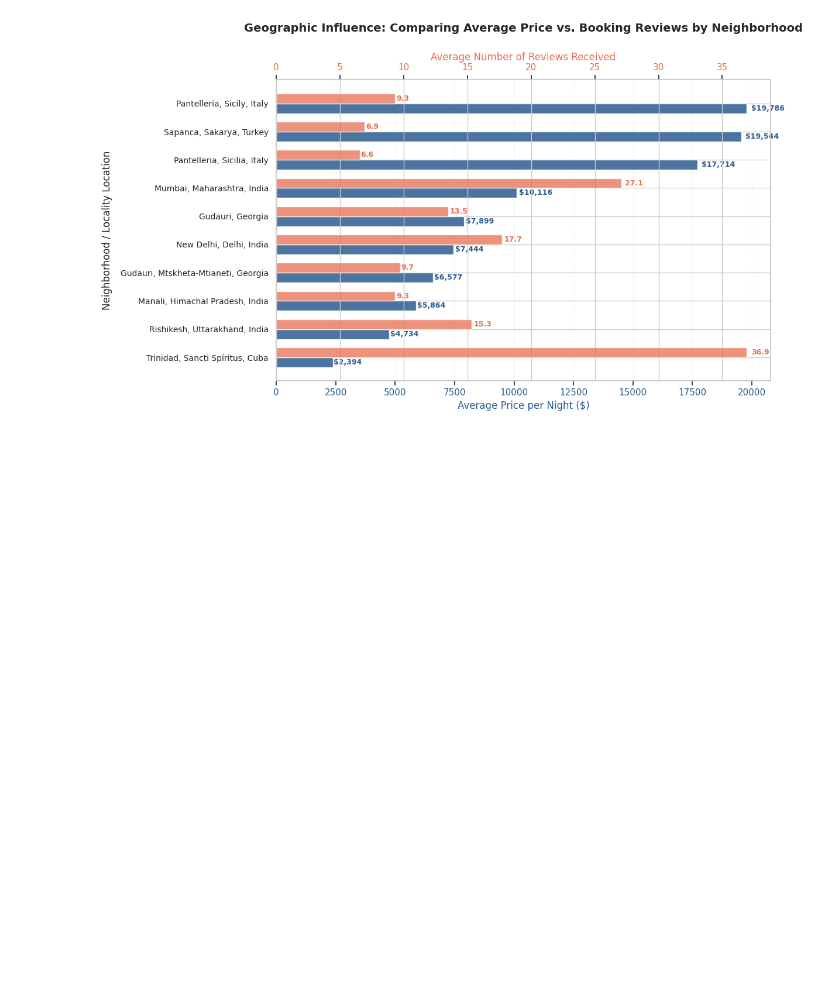
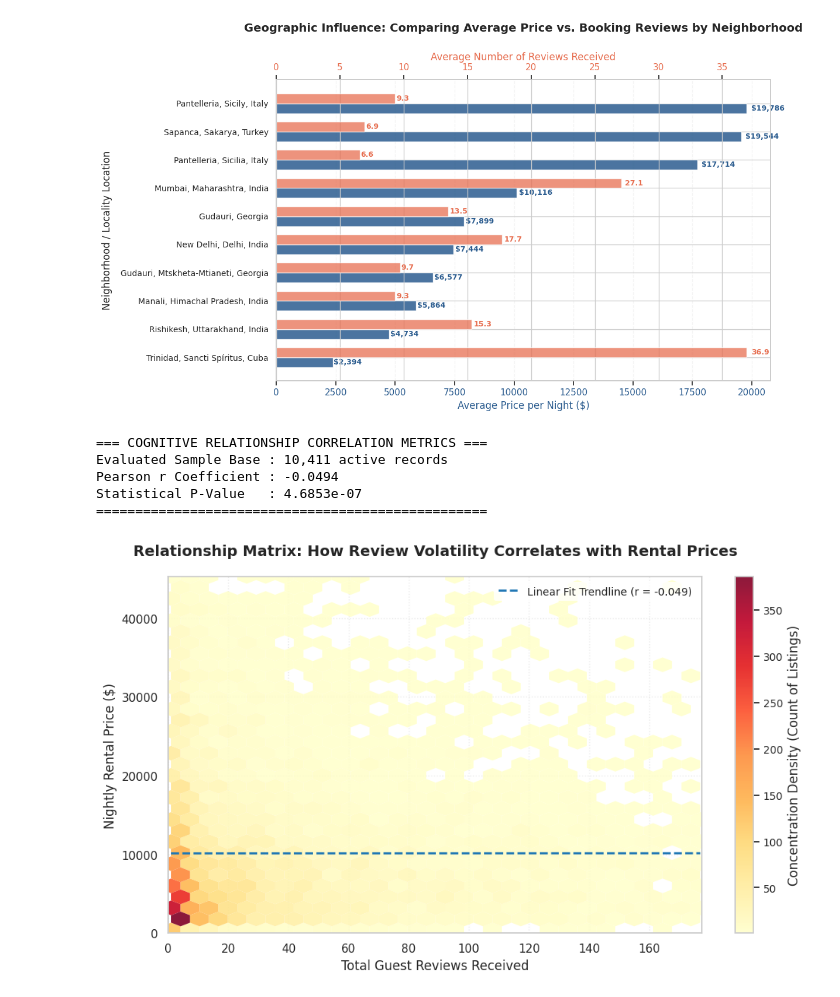
Before and after one commit to MohMost87/The-Airbnb-Listings-Analysis, a Jupyter notebook: The_Airbnb_Listings_Analysis.ipynb, the cells around one changed output. Drawn from its saved outputs; the diff is of its cells as text; code cells hidden in the pictures; blank space fills up the shorter version.

```diff
--- a/The_Airbnb_Listings_Analysis.ipynb
+++ b/The_Airbnb_Listings_Analysis.ipynb
@@ -856,3 +856,73 @@ Sub-dataframe Shape: (10, 3)
 -> Pantelleria, Sicily, Italy   | Avg Price: $19,785.61 | Avg Reviews: 9.3
 =========================================================================
 [figure]
+# %%
+import numpy as np
+import pandas as pd
+import matplotlib.pyplot as plt
+from scipy import stats
+
+# ===================================================================================
+# Question: How do reviews affect rental prices?
+# ===================================================================================
+
+# 1. Clean the necessary target vectors to ensure numeric matrix operations
+df['price'] = pd.to_numeric(df['price'], errors='coerce').fillna(0)
+df['reviews'] = pd.to_numeric(df['reviews'], errors='coerce').fillna(0)
+
+# Filter for listings that are actively operating in the marketplace ecosystem
+active_listings = df[(df['price'] > 0) & (df['reviews'] > 0)].copy()
+
+# Filter extreme luxury outlier pricing caps to ensure a clean visual zoom window
+price_cap = np.percentile(active_listings['price'], 95)
+review_cap = np.percentile(active_listings['reviews'], 95)
+plot_data = active_listings[(active_listings['price'] <= price_cap) & (active_listings['reviews'] <= review_cap)]
+
+# 2. Compute underlying statistical linear correlation metrics
+r_stat, p_value = stats.pearsonr(active_listings['reviews'], active_listings['price'])
+
+print("=== COGNITIVE RELATIONSHIP CORRELATION METRICS ===")
+print(f"Evaluated Sample Base : {len(active_listings):,} active records")
+print(f"Pearson r Coefficient : {r_stat:.4f}")
+print(f"Statistical P-Value   : {p_value:.4e}")
+print("==================================================\n")
+
+# 3. Build the 2D Hexbin Concentration Matrix
+plt.figure(figsize=(10, 6))
+
+# Generate a hexbin plot mapping density areas using a cool-to-warm colormap ('YlOrRd')
+hb = plt.hexbin(plot_data['reviews'], plot_data['price'], gridsize=28,
+                cmap='YlOrRd', mincnt=1, edgecolors='none', alpha=0.9)
+
+# Add a colorbar on the right to visualize concentration levels
+cb = plt.colorbar(hb, label='Concentration Density (Count of Listings)')
+cb.ax.tick_params(labelsize=10)
+
+# Calculate and overlay a basic trendline to show directionality
+m, b = np.polyfit(plot_data['reviews'], plot_data['price'], 1)
+x_vals = np.linspace(plot_data['reviews'].min(), plot_data['reviews'].max(), 100)
+plt.plot(x_vals, m * x_vals + b, color='#1f77b4', linestyle='--', linewidth=2,
+         label=f'Linear Fit Trendline (r = {r_stat:.3f})')
+
+# Title and Axis Formatting
+plt.title('Relationship Matrix: How Review Volatility Correlates with Rental Prices',
+          fontweight='bold', fontsize=14, pad=20)
+plt.xlabel('Total Guest Reviews Received', fontsize=12)
+plt.ylabel('Nightly Rental Price ($)', fontsize=12)
+
+# Axis boundaries and layout optimization
+plt.xlim(0, review_cap)
+plt.ylim(0, price_cap)
+plt.legend(loc='upper right', fontsize=10, frameon=True, facecolor='white', edgecolor='none')
+plt.grid(True, linestyle=':', alpha=0.4, color='#cccccc')
+
+# Display clean plot render
+plt.tight_layout()
+plt.show()
+# %% [output]
+=== COGNITIVE RELATIONSHIP CORRELATION METRICS ===
+Evaluated Sample Base : 10,411 active records
+Pearson r Coefficient : -0.0494
+Statistical P-Value   : 4.6853e-07
+==================================================
+[figure, added]
```
Also changed, not shown: parts of 1 cell of this notebook.
